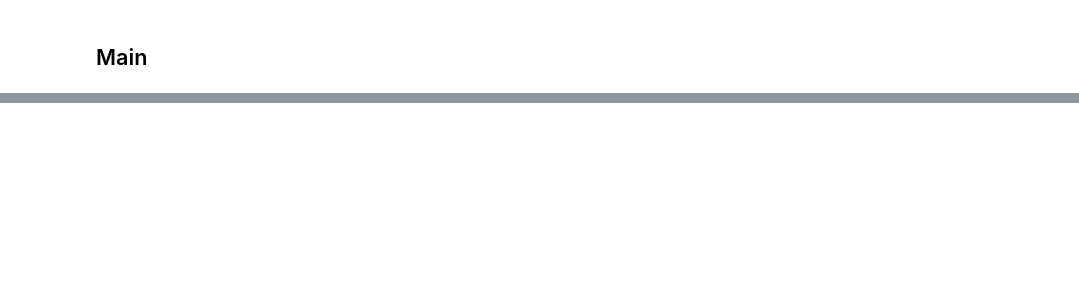
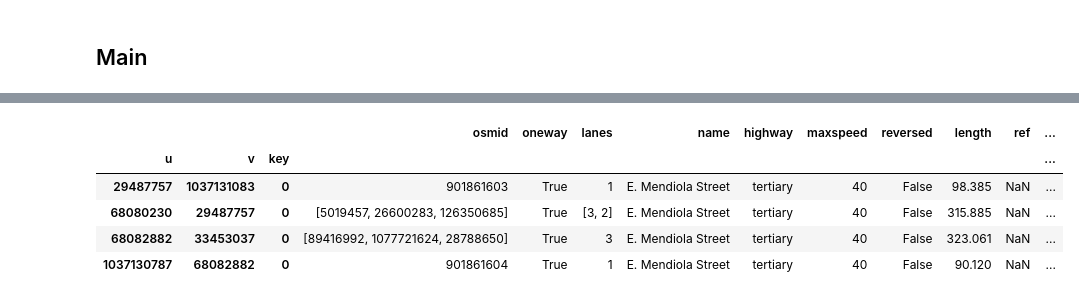
Before and after one commit to jacob-villa/optimize-jeepney-routes-genetic-algorithm, a Jupyter notebook: manila-amenities.ipynb, the cells around one changed output, grey strips where cells are left out. Saved outputs shown, nothing was run; the diff lists cells and outputs as text; code cells hidden in the pictures; blank space fills up the shorter version.

```diff
--- a/manila-amenities.ipynb
+++ b/manila-amenities.ipynb
@@ -904,0 +1127,9 @@ with open('output.geojson', 'w', encoding='utf-8') as f:
+# %%
+manila_road.loc[manila_road['name'] == 'E. Mendiola Street']
+# %% [output]
+|  |  |  | osmid | oneway | lanes | name | highway | maxspeed | reversed | length | ref | ... |
+| u | v | key |  |  |  |  |  |  |  |  |  | ... |
+| 29487757 | 1037131083 | 0 | 901861603 | True | 1 | E. Mendiola Street | tertiary | 40 | False | 98.385 | NaN | ... |
+| 68080230 | 29487757 | 0 | [5019457, 26600283, 126350685] | True | [3, 2] | E. Mendiola Street | tertiary | 40 | False | 315.885 | NaN | ... |
+| 68082882 | 33453037 | 0 | [89416992, 1077721624, 28788650] | True | 3 | E. Mendiola Street | tertiary | 40 | False | 323.061 | NaN | ... |
+| 1037130787 | 68082882 | 0 | 901861604 | True | 1 | E. Mendiola Street | tertiary | 40 | False | 90.120 | NaN | ... |
```
Also changed, not shown: parts of 17 cells of this notebook, 10 other files.
